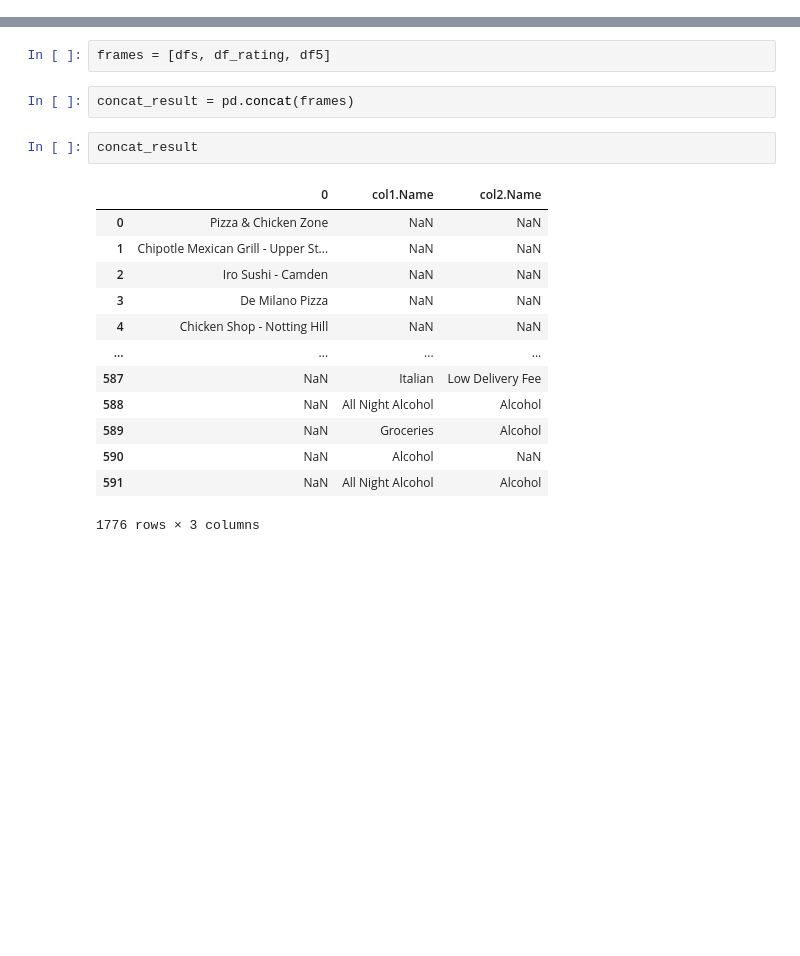
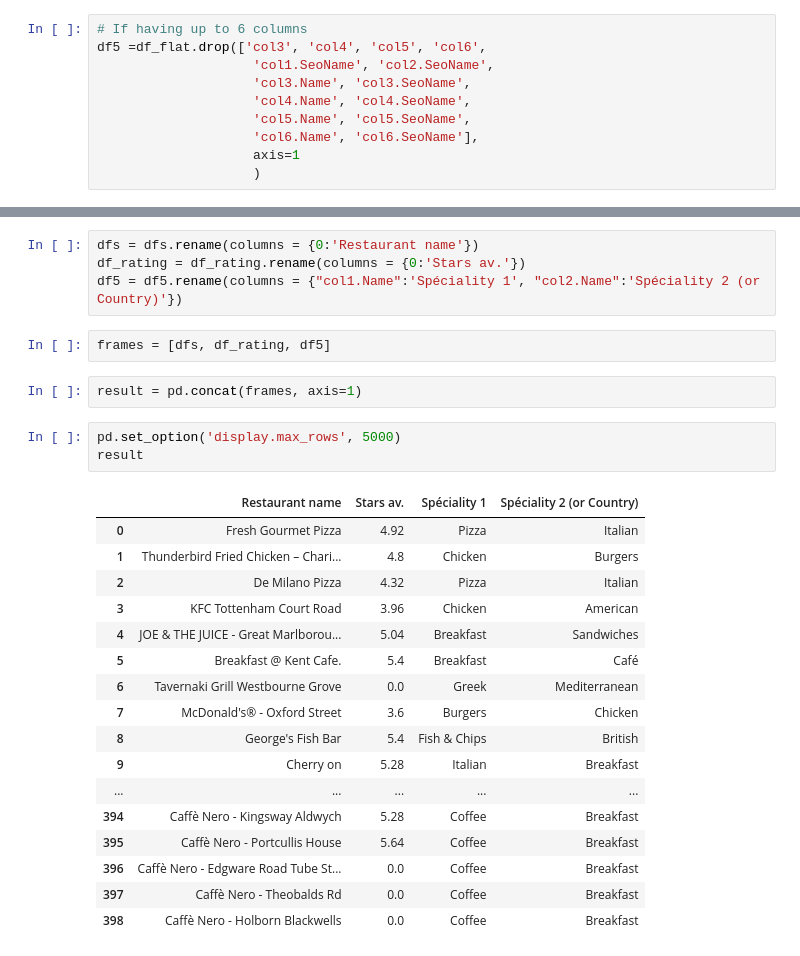
Before and after one commit to nolll77/py-projects, a Jupyter notebook: get-request-test2.ipynb, the cells around one changed output, grey strips where cells are left out. Drawn from its saved outputs; the diff is of its cells as text; blank space fills up the shorter version.

```diff
--- a/get-request-test2.ipynb
+++ b/get-request-test2.ipynb
@@ -53,3 +57,13 @@ df5 =df_flat.drop(['col3', 'col4', 'col2',
+# %%
+# If having up to 6 columns
+df5 =df_flat.drop(['col3', 'col4', 'col5', 'col6',
+                    'col1.SeoName', 'col2.SeoName',
+                    'col3.Name', 'col3.SeoName',
+                    'col4.Name', 'col4.SeoName',
+                    'col5.Name', 'col5.SeoName',
+                    'col6.Name', 'col6.SeoName'],
+                    axis=1
+                    )
 # %%
 df6 = df5.copy() # Save Cuisines dataframe
 # %%
@@ -188,20 +179,29 @@ len(df5.index)
+# %%
+dfs = dfs.rename(columns = {0:'Restaurant name'})
+df_rating = df_rating.rename(columns = {0:'Stars av.'})
+df5 = df5.rename(columns = {"col1.Name":'Spéciality 1', "col2.Name":'Spéciality 2 (or Country)'})
 # %%
 frames = [dfs, df_rating, df5]
 # %%
-concat_result = pd.concat(frames)
+result = pd.concat(frames, axis=1)
-# %%
-concat_result
-# %% [output]
-|  | 0 | col1.Name | col2.Name |
-| 0 | Pizza & Chicken Zone | NaN | NaN |
-| 1 | Chipotle Mexican Grill - Upper St... | NaN | NaN |
-| 2 | Iro Sushi - Camden | NaN | NaN |
-| 3 | De Milano Pizza | NaN | NaN |
-| 4 | Chicken Shop - Notting Hill | NaN | NaN |
-| ... | ... | ... | ... |
-| 587 | NaN | Italian | Low Delivery Fee |
-| 588 | NaN | All Night Alcohol | Alcohol |
-| 589 | NaN | Groceries | Alcohol |
-| 590 | NaN | Alcohol | NaN |
-| 591 | NaN | All Night Alcohol | Alcohol |
-1776 rows × 3 columns
+# %%
+pd.set_option('display.max_rows', 5000)
+result
+# %% [output]
+|  | Restaurant name | Stars av. | Spéciality 1 | Spéciality 2 (or Country) |
+| 0 | Fresh Gourmet Pizza | 4.92 | Pizza | Italian |
+| 1 | Thunderbird Fried Chicken – Chari... | 4.8 | Chicken | Burgers |
+| 2 | De Milano Pizza | 4.32 | Pizza | Italian |
+| 3 | KFC Tottenham Court Road | 3.96 | Chicken | American |
+| 4 | JOE & THE JUICE - Great Marlborou... | 5.04 | Breakfast | Sandwiches |
+| 5 | Breakfast @ Kent Cafe. | 5.4 | Breakfast | Café |
+| 6 | Tavernaki Grill Westbourne Grove | 0.0 | Greek | Mediterranean |
+| 7 | McDonald's® - Oxford Street | 3.6 | Burgers | Chicken |
+| 8 | George's Fish Bar | 5.4 | Fish & Chips | British |
+| 9 | Cherry on | 5.28 | Italian | Breakfast |
+| ... | ... | ... | ... | ... |
+| 394 | Caffè Nero - Kingsway Aldwych | 5.28 | Coffee | Breakfast |
+| 395 | Caffè Nero - Portcullis House | 5.64 | Coffee | Breakfast |
+| 396 | Caffè Nero - Edgware Road Tube St... | 0.0 | Coffee | Breakfast |
+| 397 | Caffè Nero - Theobalds Rd | 0.0 | Coffee | Breakfast |
+| 398 | Caffè Nero - Holborn Blackwells | 0.0 | Coffee | Breakfast |
```
Also changed, not shown: parts of 15 cells of this notebook.
